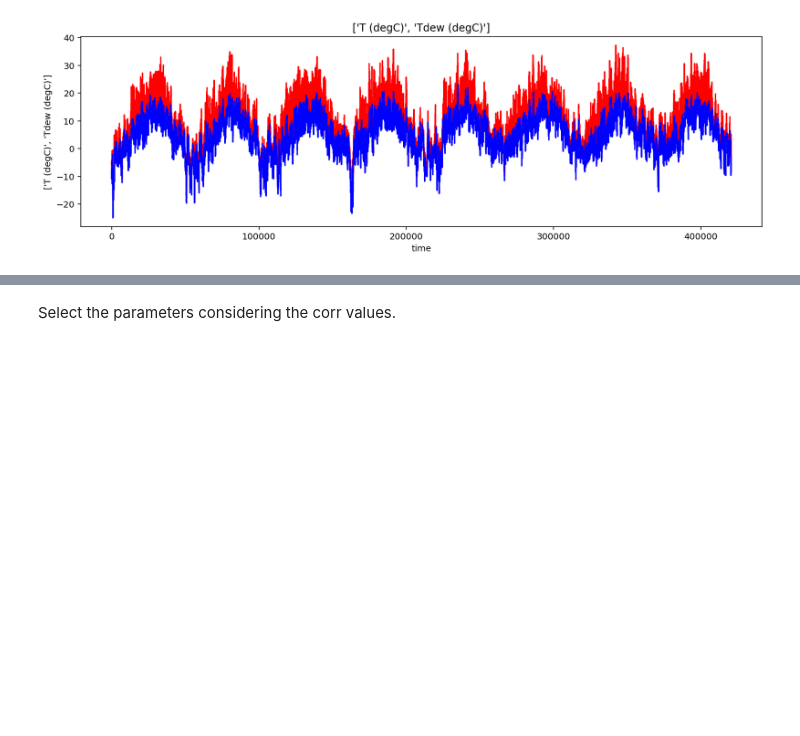
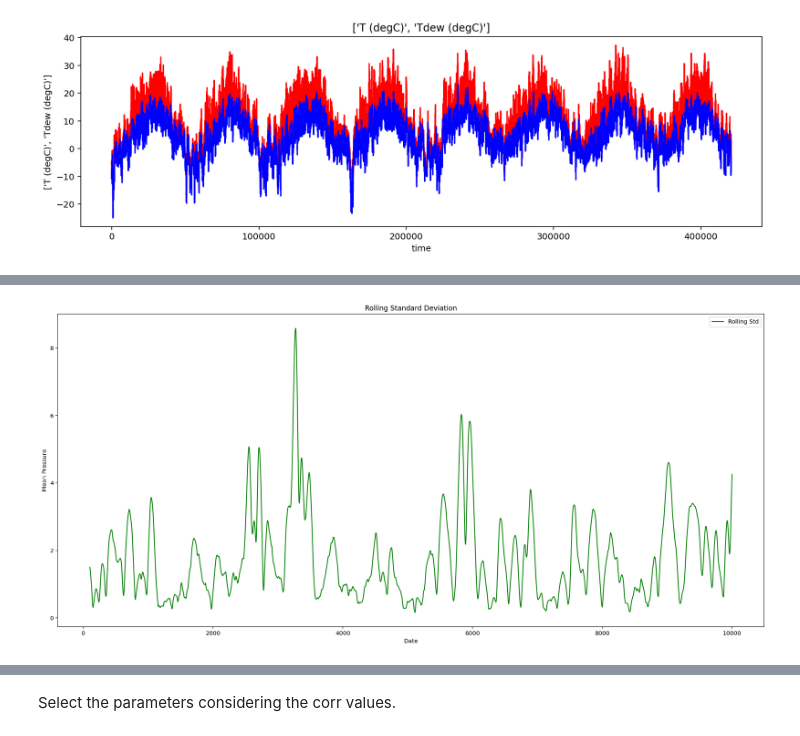
Before and after one commit to Atashnezhad/Time_series_project, a Jupyter notebook: Code/P02_02_EDA.ipynb, the cells around one changed output, grey strips where cells are left out. Cells and saved outputs as stored; diff of their text form; code cells hidden in the pictures; blank space fills up the shorter version.

```diff
--- a/Code/P02_02_EDA.ipynb
+++ b/Code/P02_02_EDA.ipynb
@@ -195,3 +271,7 @@ plt.savefig("../Figures/plot_P02_T_(degC)_Tdew_(degC).png")
+# %%
+check_std(df['p (mbar)'][0:10000], windo=100)
+# %% [output]
+[figure, added]
 # %%
 # df["TimeReviewed"] = pd.to_datetime(df["Date Time"])
 # df["TimeReviewed"].head()
```
Also changed, not shown: parts of 7 cells of this notebook.
